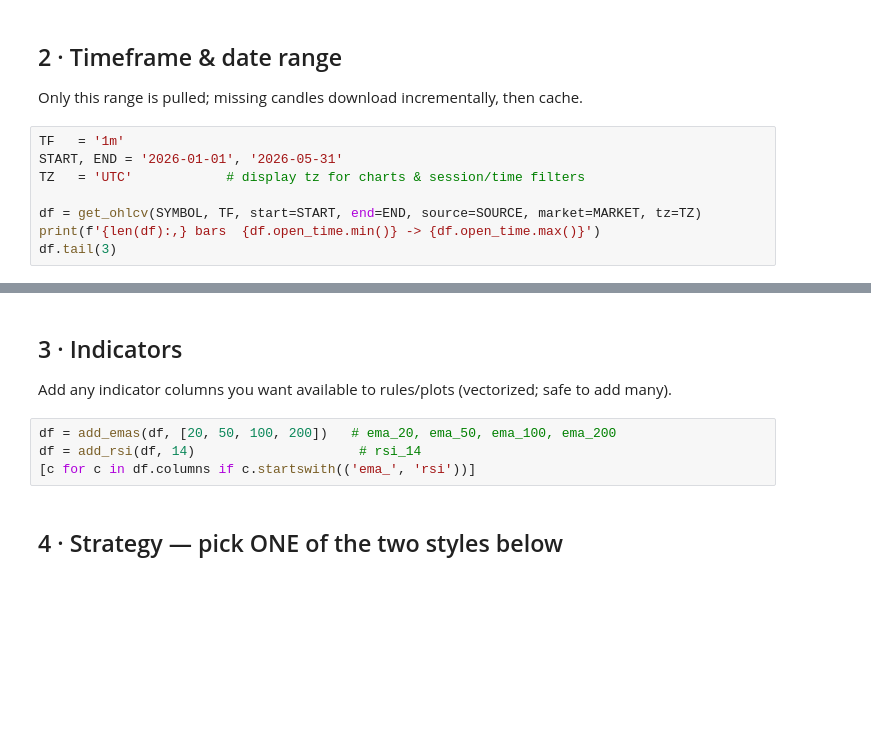
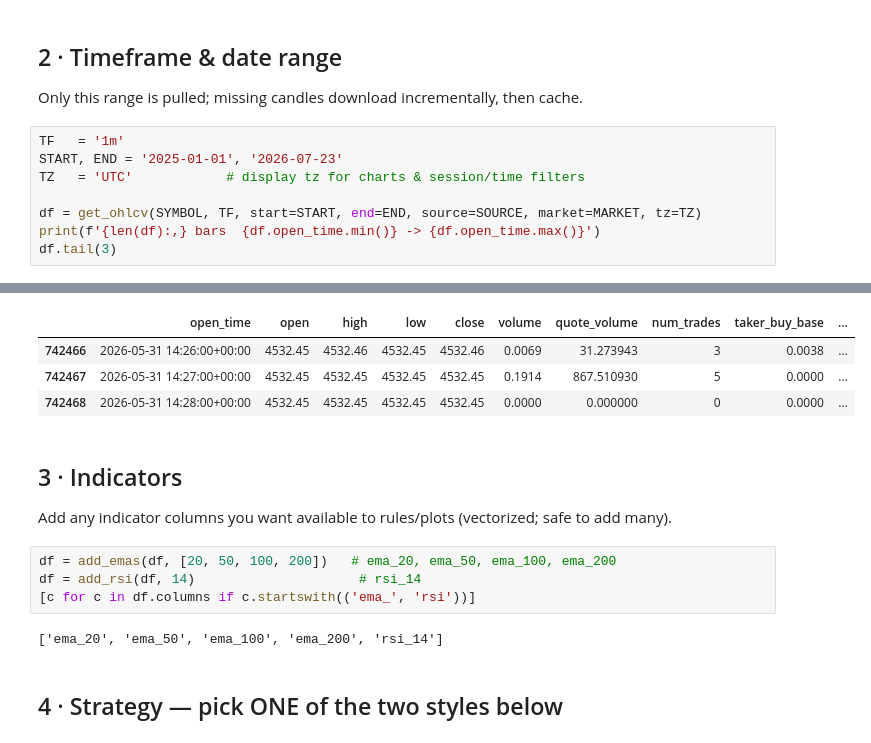
Before and after one commit to talalz94/Trading-Analysis, a Jupyter notebook: notebooks/01_research_cycle.ipynb, the cells around one changed output, grey strips where cells are left out. Cells and saved outputs as stored; diff of their text form; blank space fills up the shorter version.

```diff
--- a/notebooks/01_research_cycle.ipynb
+++ b/notebooks/01_research_cycle.ipynb
@@ -35,9 +38,10 @@ MARKET = 'spot'
 Only this range is pulled; missing candles download incrementally, then cache.
 # %%
 TF   = '1m'
-START, END = '2026-01-01', '2026-05-31'
+START, END = '2025-01-01', '2026-07-23'
 TZ   = 'UTC'            # display tz for charts & session/time filters
 
 df = get_ohlcv(SYMBOL, TF, start=START, end=END, source=SOURCE, market=MARKET, tz=TZ)
 print(f'{len(df):,} bars  {df.open_time.min()} -> {df.open_time.max()}')
 df.tail(3)
+# %% [output]
@@ -44,3 +50,7 @@ df.tail(3)
+|  | open_time | open | high | low | close | volume | quote_volume | num_trades | taker_buy_base | ... |
+| 742466 | 2026-05-31 14:26:00+00:00 | 4532.45 | 4532.46 | 4532.45 | 4532.46 | 0.0069 | 31.273943 | 3 | 0.0038 | ... |
+| 742467 | 2026-05-31 14:27:00+00:00 | 4532.45 | 4532.45 | 4532.45 | 4532.45 | 0.1914 | 867.510930 | 5 | 0.0000 | ... |
+| 742468 | 2026-05-31 14:28:00+00:00 | 4532.45 | 4532.45 | 4532.45 | 4532.45 | 0.0000 | 0.000000 | 0 | 0.0000 | ... |
 # %% [markdown]
 ## 3 · Indicators
 Add any indicator columns you want available to rules/plots (vectorized; safe to add many).
@@ -48,6 +58,8 @@ Add any indicator columns you want available to rules/plots (vectorized; safe to
 df = add_emas(df, [20, 50, 100, 200])   # ema_20, ema_50, ema_100, ema_200
 df = add_rsi(df, 14)                     # rsi_14
 [c for c in df.columns if c.startswith(('ema_', 'rsi'))]
+# %% [output]
+['ema_20', 'ema_50', 'ema_100', 'ema_200', 'rsi_14']
 # %% [markdown]
 ## 4 · Strategy — pick ONE of the two styles below
 # %% [markdown]
```
Also changed, not shown: parts of 7 cells of this notebook, 11 other files.
